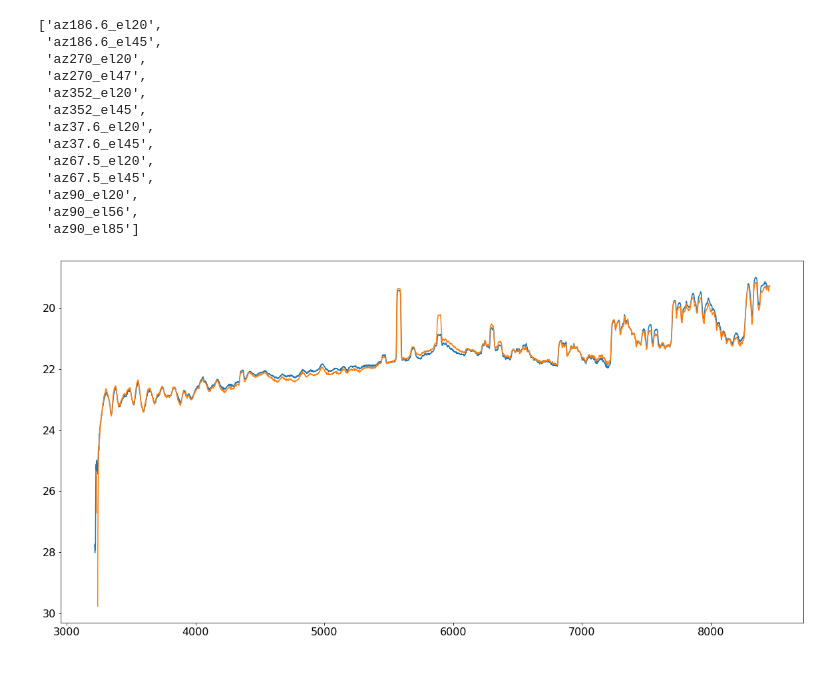
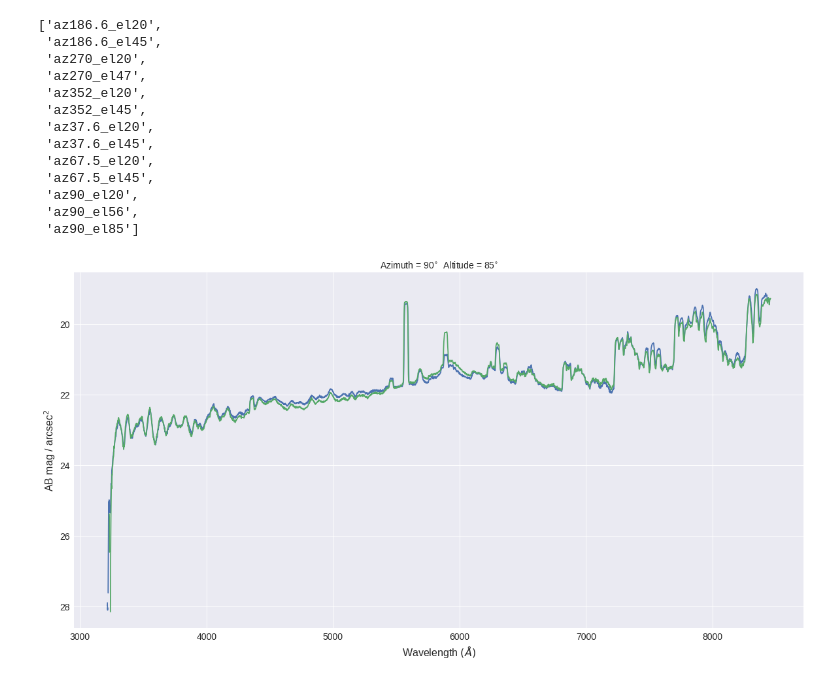
Before and after one commit to MMTObservatory/mmto_sky_brightness, a Jupyter notebook: sky_spectra.ipynb, the cells around one changed output. Drawn from its saved outputs; the diff is of its cells as text; code cells hidden in the pictures.

```diff
--- a/sky_spectra.ipynb
+++ b/sky_spectra.ipynb
@@ -4,6 +4,8 @@ from pathlib import Path
 
 import numpy as np
 
+import matplotlib
+matplotlib.style.use('seaborn')
 import matplotlib.pyplot as plt
 from astropy.table import Table, vstack
 from astropy.io import fits
@@ -12,6 +14,20 @@ import astropy.units as u
 from astropy.convolution import convolve, Gaussian1DKernel, Box1DKernel
 
 import pysynphot
+
+from astropy.visualization import quantity_support
+
+SMALL_SIZE = 14
+MEDIUM_SIZE = 16
+BIGGER_SIZE = 18
+
+plt.rc('font', size=SMALL_SIZE)          # controls default text sizes
+plt.rc('axes', titlesize=SMALL_SIZE)     # fontsize of the axes title
+plt.rc('axes', labelsize=MEDIUM_SIZE)    # fontsize of the x and y labels
+plt.rc('xtick', labelsize=SMALL_SIZE)    # fontsize of the tick labels
+plt.rc('ytick', labelsize=SMALL_SIZE)    # fontsize of the tick labels
+plt.rc('legend', fontsize=SMALL_SIZE)    # legend fontsize
+plt.rc('figure', titlesize=BIGGER_SIZE)  # fontsize of the figure title
 # %%
 def load_sky_spectrum(fitsfile, pixscale=0.6, slitwidth=5., zeropoint=48.6):
     """
@@ -41,5 +53,0 @@ from specutils import Spectrum1D
-# %%
-s = Spectrum1D(spectral_axis=massey_blue.wave * u.Angstrom, flux=massey_blue.flux * u.mag)
-specviz = SpecViz()
-specviz.load_spectrum(s)
-specviz.app
@@ -60,7 +54,6 @@ IndexError: list index out of range
 # %%
 features = Table.read("features.csv")
 # %%
-plt.rc('font', size=16)
 plt.figure(figsize=[20,10])
 tus_el45 = load_sky_spectrum("20191005/pypeit/Science/spec1d_skyobs0036-sky_az352_el45_Blue_Channel_2019Oct06T091809.000.fits")
 tus_el20 = load_sky_spectrum("20191005/pypeit/Science/spec1d_skyobs0031-sky_az352_el20_Blue_Channel_2019Oct06T090420.000.fits")
@@ -79,7 +72,7 @@ massey_smooth = convolve(massey_blue.flux.data, kernel, nan_treatment='fill', bo
 plt.plot(w, tus_el45_flux, label="Alt = 45$^{\circ}$")
 plt.plot(w, tus_el20_flux, label="Alt = 20$^{\circ}$")
 plt.plot(w, zen_flux, label="Alt = 85$^{\circ}$")
-plt.plot(w, massey_smooth, alpha=0.3, label="Massey Zen")
+plt.plot(w, massey_smooth, alpha=0.7, label="Massey")
 #plt.plot(massey_red.wave, massey_red.flux, alpha=0.3, label="Massey Red")
 plt.gca().invert_yaxis()
 plt.xlabel("Wavelength $(\AA)$")
@@ -92,7 +85,7 @@ for f in features:
         plt.text(txt_x, 23.2, f['name'], horizontalalignment='center', verticalalignment='top')
     else:
         x = f['low wave']
-        plt.text(x, txt_y, f"{f['name']} {x}", rotation='vertical', fontsize='x-small', horizontalalignment='right', verticalalignment='top')
+        plt.text(x, txt_y, f"{f['name']} {x}", rotation='vertical', fontsize='small', horizontalalignment='right', verticalalignment='top')
         plt.axvline(x, color='black', alpha=0.2)
 plt.legend()
 plt.savefig("tucson.pdf")
@@ -103,8 +95,7 @@ KeyError: 'OPT_FLAM'
 # %%
-plt.rc('font', size=16)
 plt.figure(figsize=[20,10])
 diff = massey_smooth-zen_flux
-plt.ylabel("AB mag / arcsec$^2$")
+plt.ylabel("AB mag arcsec$^-2$")
 plt.plot(w, diff)
 txt_y = diff.max()
 for f in features:
@@ -114,7 +105,7 @@ for f in features:
         plt.text(txt_x, txt_y, f['name'], horizontalalignment='center', verticalalignment='bottom')
     else:
         x = f['low wave']
-        plt.text(x, 0.75*txt_y, f"{f['name']} {x}", rotation='vertical', fontsize='x-small', horizontalalignment='right')
+        plt.text(x, 0.75*txt_y, f"{f['name']} {x}", rotation='vertical', fontsize='small', horizontalalignment='right')
         plt.axvline(x, color='black', alpha=0.2)
 plt.xlabel("Wavelength $(\AA)$")
 plt.ylabel("$\Delta$ AB mag / arcsec$^2$")
@@ -209,9 +193,12 @@ sorted(list(set(june_files).intersection(oct_files)))
 # %%
 plt.figure(figsize=[20,10])
 key = 'az90_el85'
-plt.plot(june_spectra[key].wave, june_spectra[key].flux)
-plt.plot(oct_spectra[key].wave, oct_spectra[key].flux)
+plt.plot(june_spectra[key].wave, june_spectra[key].flux, label="June 2019")
+plt.plot(oct_spectra[key].wave, oct_spectra[key].flux, label="October 2019")
+plt.xlabel("Wavelength $(\AA)$")
+plt.ylabel("AB mag / arcsec$^2$")
+plt.title("Azimuth = 90$^{\circ}$  Altitude = 85$^{\circ}$")
 plt.gca().invert_yaxis()
 plt.show()
 # %% [output]
-[figure, old version]
+[figure, new version]
```
Also changed, not shown: parts of 6 cells of this notebook.
